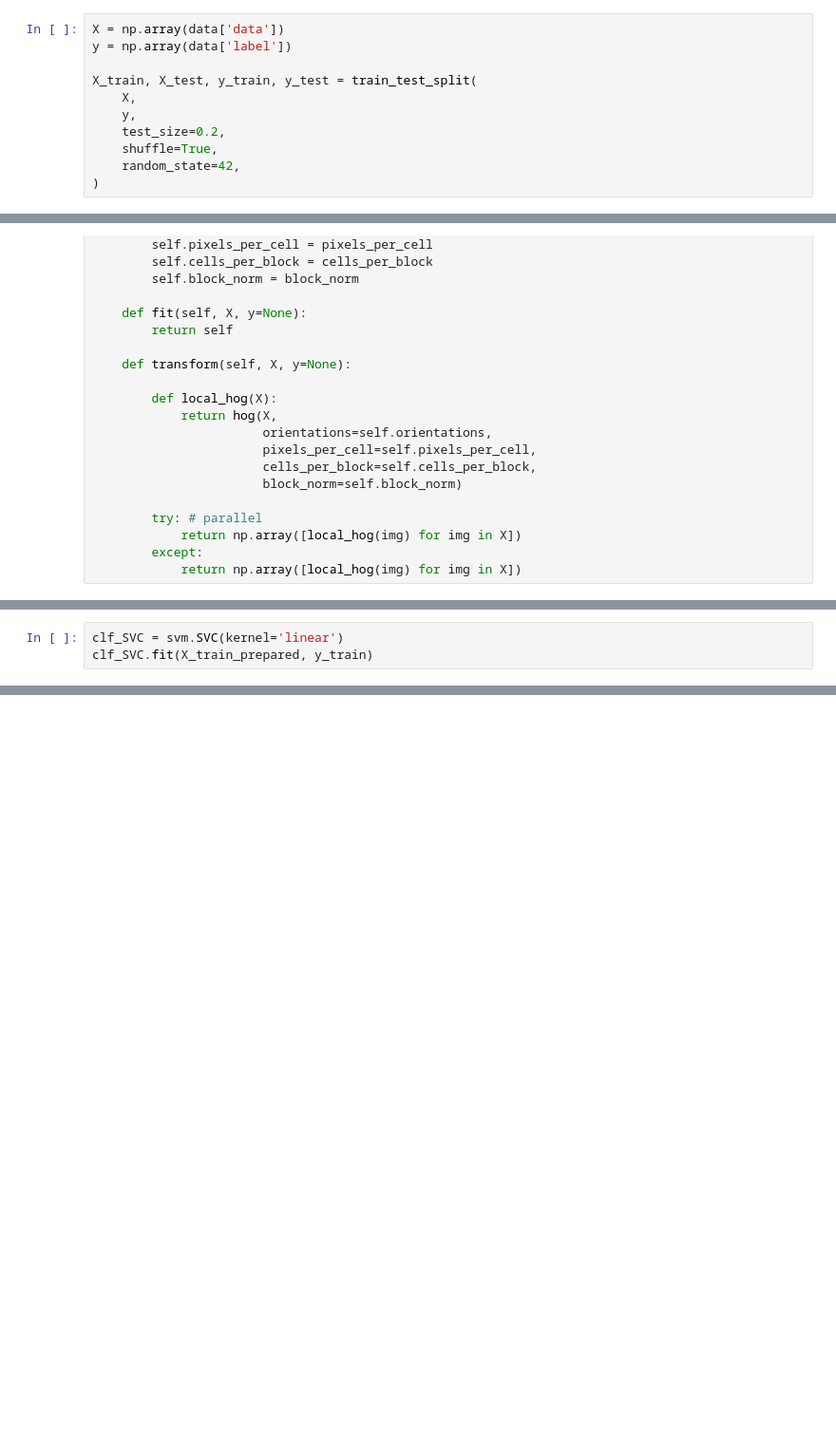
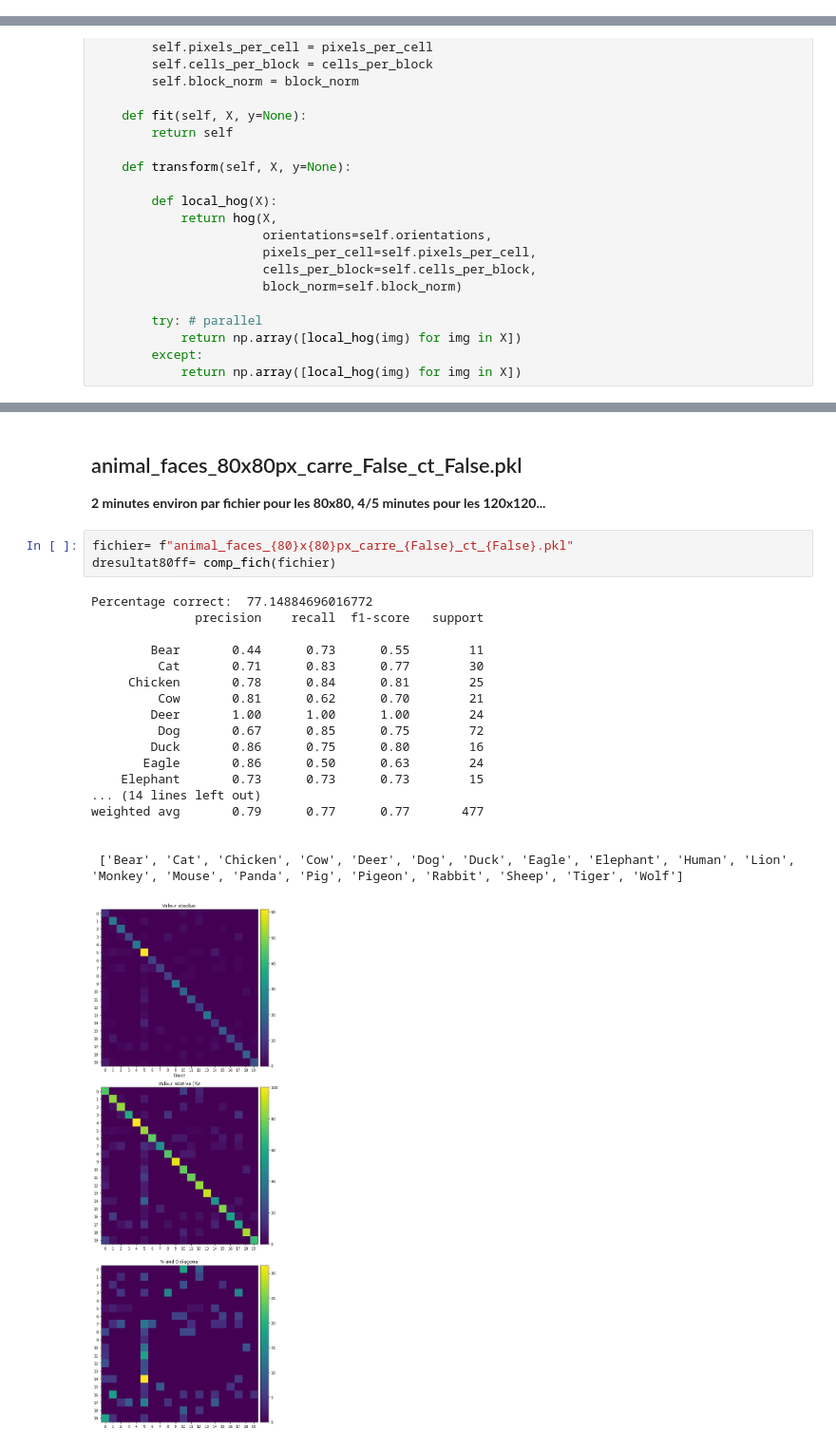
Before and after one commit to jpphi/brief14-Classification_Images, a Jupyter notebook: testfichiers.ipynb, the cells around one changed output, grey strips where cells are left out. Shown at 95% size. Drawn from its saved outputs; the diff is of its cells as text; blank space fills up the shorter version.

```diff
--- a/testfichiers.ipynb
+++ b/testfichiers.ipynb
@@ -67,11 +46,0 @@ for i,el in enumerate(data["label"]):
-# %%
-X = np.array(data['data'])
-y = np.array(data['label'])
-
-X_train, X_test, y_train, y_test = train_test_split(
-    X,
-    y,
-    test_size=0.2,
-    shuffle=True,
-    random_state=42,
-)
@@ -156,3 +95,0 @@ print(X_train_prepared.shape)
-# %%
-clf_SVC = svm.SVC(kernel='linear')
-clf_SVC.fit(X_train_prepared, y_train)
@@ -236,0 +180,26 @@ print('\n', sorted(np.unique(y_test)))
+# %% [markdown]
+## animal_faces_80x80px_carre_False_ct_False.pkl
+
+**2 minutes environ par fichier pour les 80x80, 4/5 minutes pour les 120x120...**
+# %%
+fichier= f"animal_faces_{80}x{80}px_carre_{False}_ct_{False}.pkl"
+dresultat80ff= comp_fich(fichier)
+# %% [output]
+Percentage correct:  77.14884696016772
+              precision    recall  f1-score   support
+
+        Bear       0.44      0.73      0.55        11
+         Cat       0.71      0.83      0.77        30
+     Chicken       0.78      0.84      0.81        25
+         Cow       0.81      0.62      0.70        21
+        Deer       1.00      1.00      1.00        24
+         Dog       0.67      0.85      0.75        72
+        Duck       0.86      0.75      0.80        16
+       Eagle       0.86      0.50      0.63        24
+    Elephant       0.73      0.73      0.73        15
+... (14 lines left out)
+weighted avg       0.79      0.77      0.77       477
+
+
+ ['Bear', 'Cat', 'Chicken', 'Cow', 'Deer', 'Dog', 'Duck', 'Eagle', 'Elephant', 'Human', 'Lion', 'Monkey', 'Mouse', 'Panda', 'Pig', 'Pigeon', 'Rabbit', 'Sheep', 'Tiger', 'Wolf']
+[figure, added]
```
Also changed, not shown: parts of 26 cells of this notebook, 4 other files.
